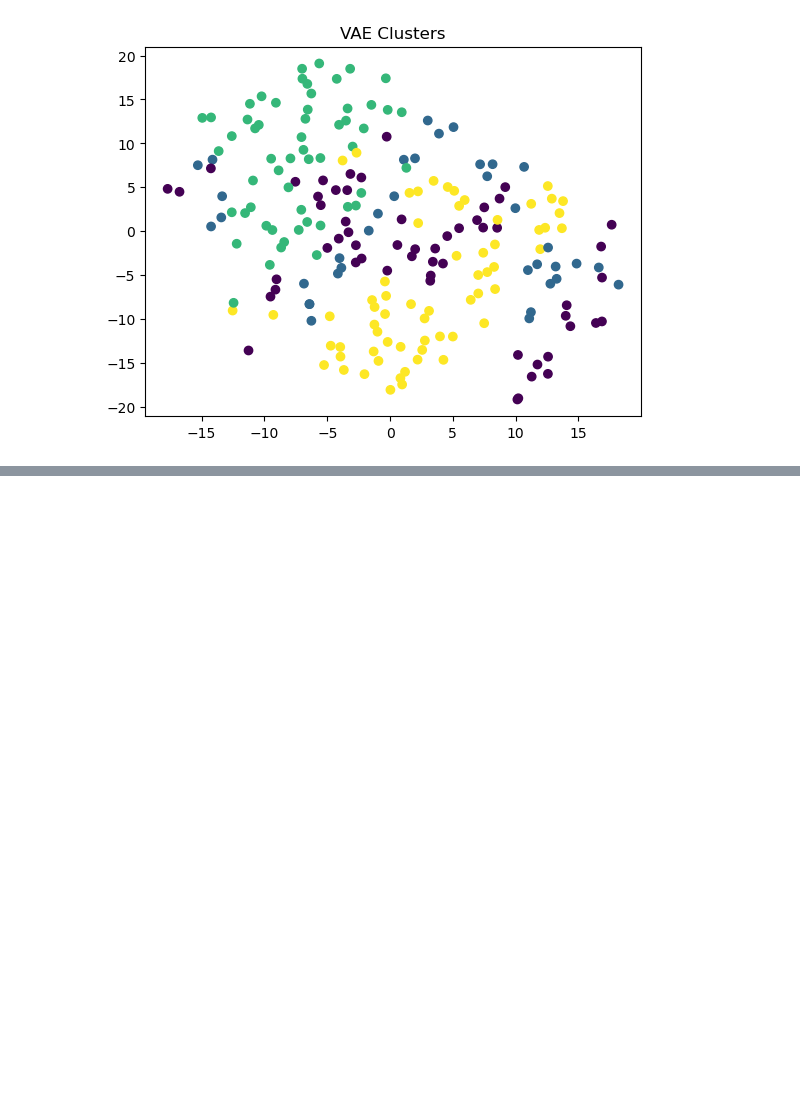
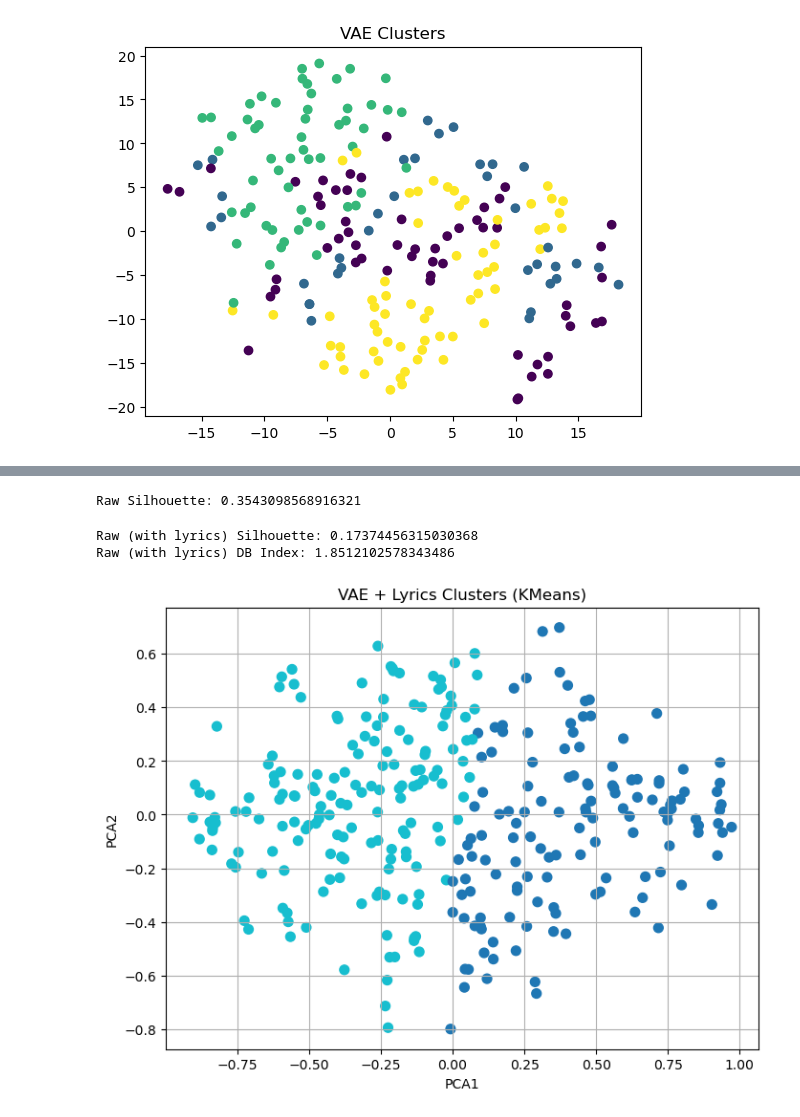
Before and after one commit to fariasoroni21296/RythMindStableVersion, a Jupyter notebook: notebooks/ exploratory.ipynb, the cells around one changed output, grey strips where cells are left out. Saved outputs shown, nothing was run; the diff lists cells and outputs as text; code cells hidden in the pictures; blank space fills up the shorter version.

```diff
--- a/notebooks/ exploratory.ipynb
+++ b/notebooks/ exploratory.ipynb
@@ -452,0 +471,8 @@ df.to_csv("../results/clustering_metrics.csv", index=False)
+# %%
+audio_X, names = load_audio("../data/audio", max_gtzan=1000)
+lyrics_vec = load_lyrics("../data/lyrics", names)
+
+audio_X = audio_X[:, None, :, :]
+
+print(audio_X.shape)
+print(lyrics_vec.shape)
@@ -452,0 +1151,60 @@ df.to_csv("../results/clustering_metrics.csv", index=False)
+# %%
+from sklearn.cluster import KMeans
+from sklearn.metrics import silhouette_score
+
+k = best_k
+
+raw = audio_X[:len(latent)].reshape(len(latent), -1)
+
+raw_labels = KMeans(n_clusters=k, random_state=42).fit_predict(raw)
+
+print("Raw Silhouette:", silhouette_score(raw, raw_labels))
+# %% [output]
+Raw Silhouette: 0.3543098568916321
+# %%
+from sklearn.preprocessing import StandardScaler
+from sklearn.cluster import KMeans
+from sklearn.metrics import silhouette_score, davies_bouldin_score
+import numpy as np
+
+latent_dim = latent.shape[1]
+
+audio_part = combined[:, :latent_dim]
+lyrics_part = combined[:, latent_dim:]
+
+audio_part = StandardScaler().fit_transform(audio_part)
+lyrics_part = StandardScaler().fit_transform(lyrics_part)
+
+lyrics_part = lyrics_part * 0.2
+
+raw_fixed = np.concatenate([audio_part, lyrics_part], axis=1)
+
+raw_labels = KMeans(n_clusters=best_k, random_state=42).fit_predict(raw_fixed)
+
+print("Raw (with lyrics) Silhouette:", silhouette_score(raw_fixed, raw_labels))
+print("Raw (with lyrics) DB Index:", davies_bouldin_score(raw_fixed, raw_labels))
+# %% [output]
+Raw (with lyrics) Silhouette: 0.17374456315030368
+Raw (with lyrics) DB Index: 1.8512102578343486
+# %%
+from sklearn.decomposition import PCA
+import matplotlib.pyplot as plt
+import os
+
+os.makedirs("../results/plots", exist_ok=True)
+
+pca2 = PCA(n_components=2)
+reduced = pca2.fit_transform(X)
+
+plt.figure(figsize=(8,6))
+plt.scatter(reduced[:,0], reduced[:,1], c=k_labels, cmap='tab10', s=50)
+
+plt.title("VAE + Lyrics Clusters (KMeans)")
+plt.xlabel("PCA1")
+plt.ylabel("PCA2")
+
+plt.grid(True)
+plt.savefig("../results/latent_visualization/vae_clusters.png", dpi=300)
+plt.show()
+# %% [output]
+[figure, added]
```
Also changed, not shown: parts of 27 cells of this notebook, 9 other files.
